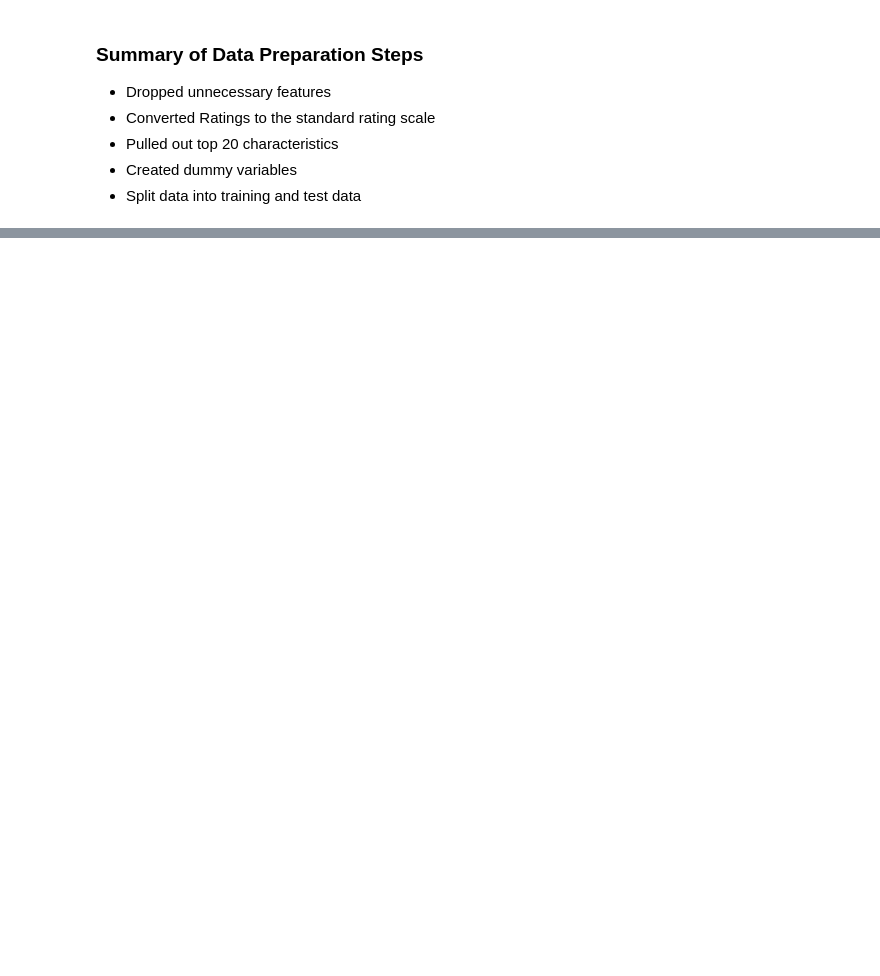
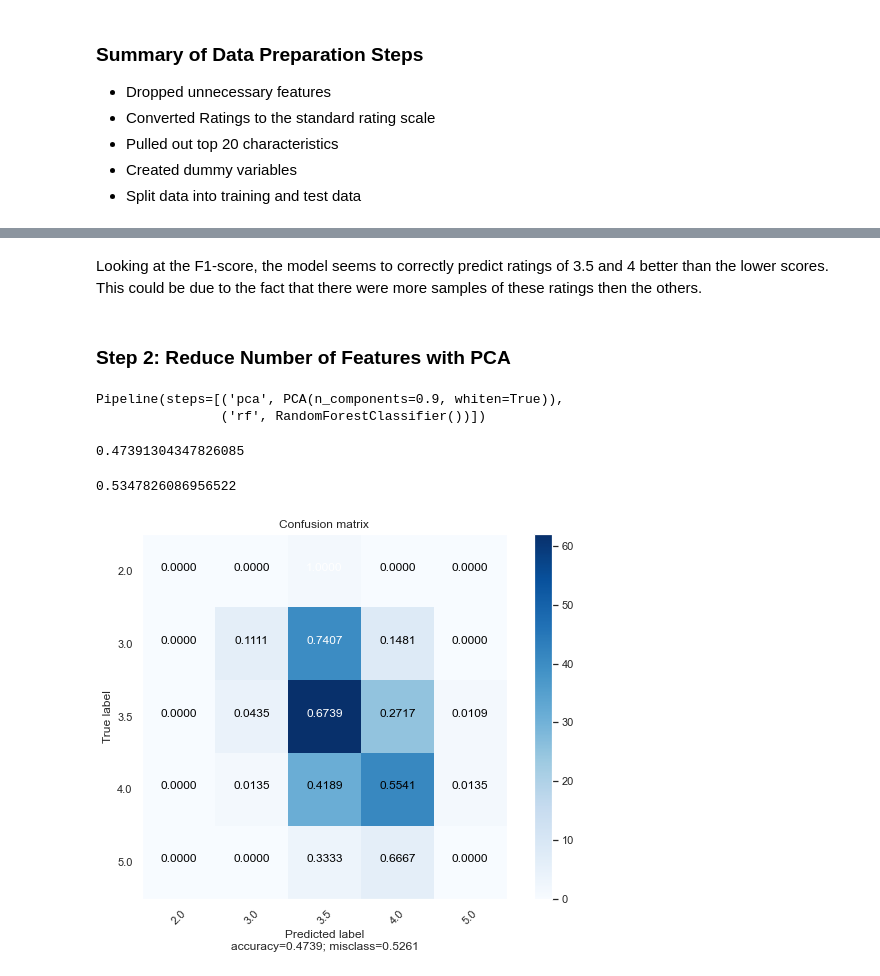
Before and after one commit to cableredi/BellevueUniv_MDS, a Jupyter notebook: DSC550/Term Paper/Chocolate_CableKimberly.ipynb, the cells around one changed output, grey strips where cells are left out. Cells and saved outputs as stored; diff of their text form; code cells hidden in the pictures; blank space fills up the shorter version.

```diff
--- a/DSC550/Term Paper/Chocolate_CableKimberly.ipynb
+++ b/DSC550/Term Paper/Chocolate_CableKimberly.ipynb
@@ -826,0 +959,35 @@ features_train.shape
+# %% [markdown]
+Looking at the F1-score, the model seems to correctly predict ratings of 3.5 and 4 better than the lower scores.  This could be due to the fact that there were more samples of these ratings then the others.
+# %% [markdown]
+### Step 2: Reduce Number of Features with PCA
+# %%
+search_space = [{'rf__n_estimators': [10, 100, 1000],
+                 'rf__max_features': [1, 2, 3]}]
+
+# Construct some pipelines
+pipe_pca = Pipeline([
+    ('pca', PCA(n_components = 0.90, whiten = True)),
+    ('rf', RandomForestClassifier())
+])
+# %%
+# Fit the pipelines
+pipe_pca.fit(features_train, target_train)
+# %% [output]
+Pipeline(steps=[('pca', PCA(n_components=0.9, whiten=True)),
+                ('rf', RandomForestClassifier())])
+# %%
+pipe_pca.score(features_test, target_test)
+# %% [output]
+0.47391304347826085
+# %%
+features_predict_pca = pipe_pca.predict(features_test)
+# %%
+np.sum(features_predict == target_test)/len(target_test)
+# %% [output]
+0.5347826086956522
+# %%
+cm_pca = confusion_matrix(target_test, features_predict_pca)
+# %%
+plot_confusion_matrix(cm_pca, class_names)
+# %% [output]
+[figure, added]
```
Also changed, not shown: parts of 55 cells of this notebook, 1 other file.
